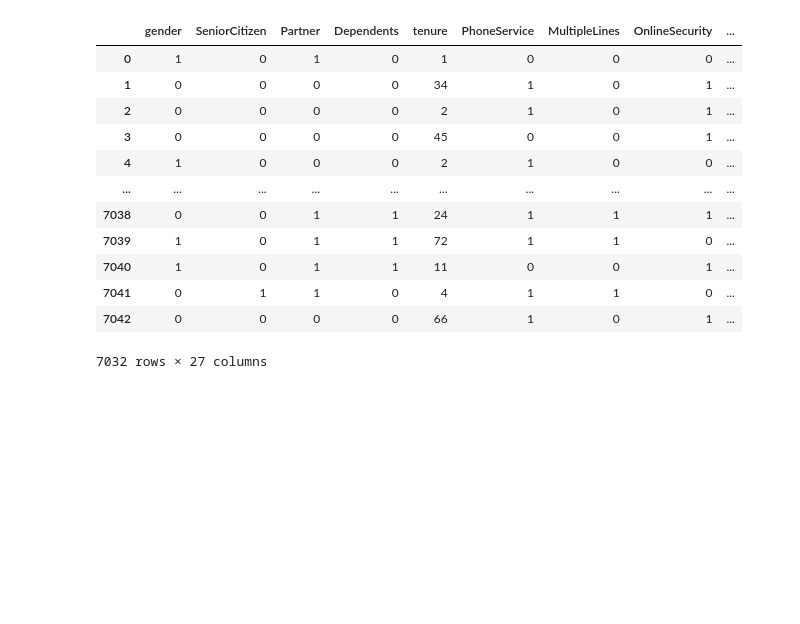
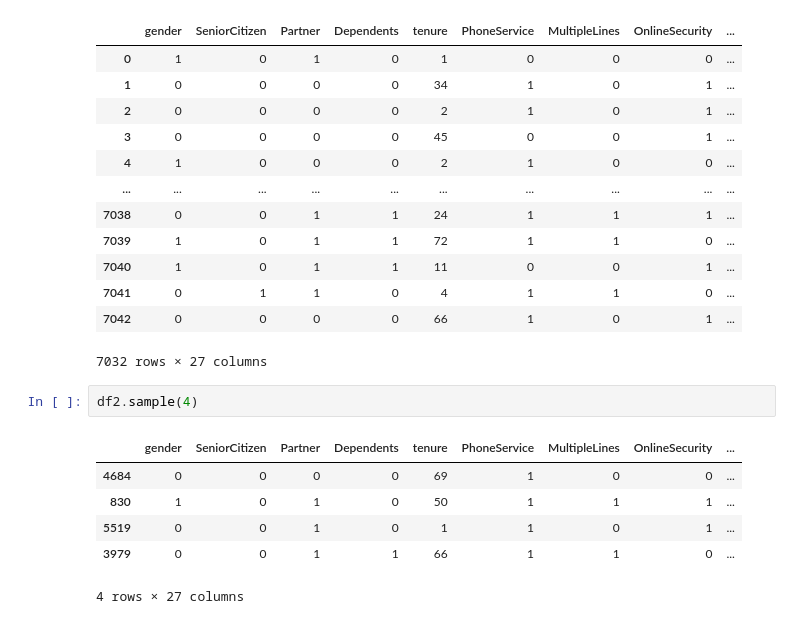
Before and after one commit to Vivekadile/Deep-learning-journey, a Jupyter notebook: notebooks/ANN/Customer_churn_telecom.ipynb, the cells around one changed output. Saved outputs shown, nothing was run; the diff lists cells and outputs as text; blank space fills up the shorter version.

```diff
--- a/notebooks/ANN/Customer_churn_telecom.ipynb
+++ b/notebooks/ANN/Customer_churn_telecom.ipynb
@@ -508,3 +490,12 @@ df2
 | 7041 | 0 | 1 | 1 | 0 | 4 | 1 | 1 | 0 | ... |
 | 7042 | 0 | 0 | 0 | 0 | 66 | 1 | 0 | 1 | ... |
 7032 rows × 27 columns
+# %%
+df2.sample(4)
+# %% [output]
+|  | gender | SeniorCitizen | Partner | Dependents | tenure | PhoneService | MultipleLines | OnlineSecurity | ... |
+| 4684 | 0 | 0 | 0 | 0 | 69 | 1 | 0 | 0 | ... |
+| 830 | 1 | 0 | 1 | 0 | 50 | 1 | 1 | 1 | ... |
+| 5519 | 0 | 0 | 1 | 0 | 1 | 1 | 0 | 1 | ... |
+| 3979 | 0 | 0 | 1 | 1 | 66 | 1 | 1 | 0 | ... |
+4 rows × 27 columns
```
Also changed, not shown: parts of 23 cells of this notebook.
